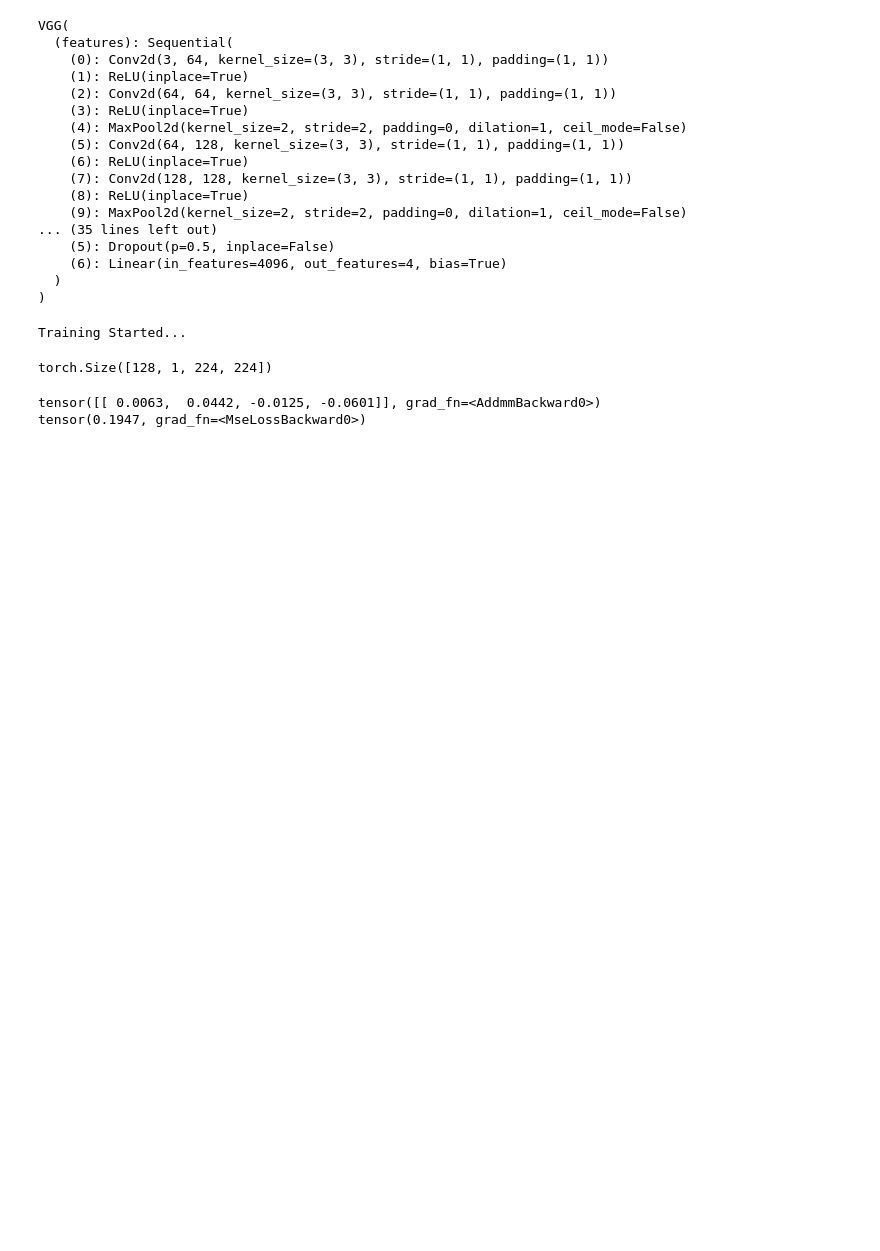
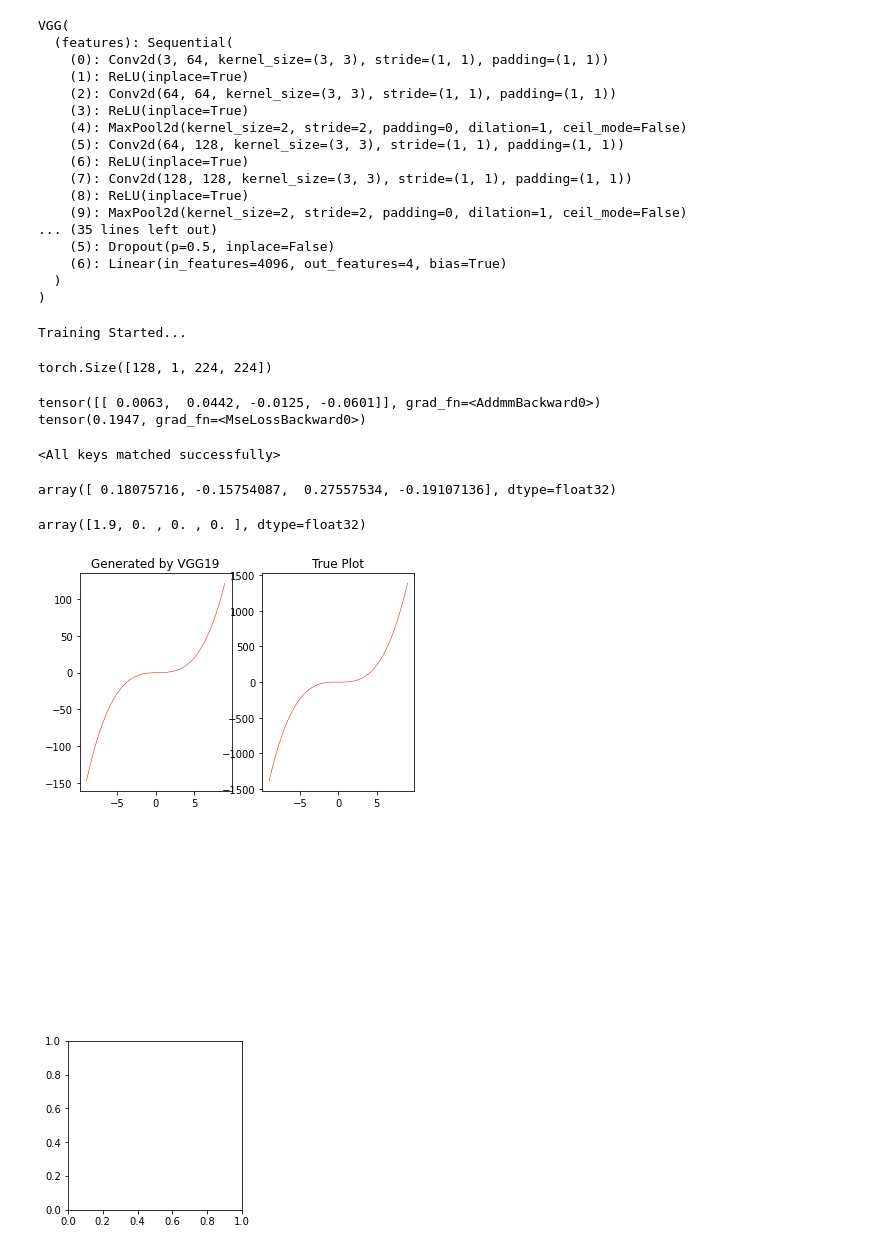
Before and after one commit to rafayk7/DeepFunctionApproximator, a Jupyter notebook: MainAlgo.ipynb, the cells around one changed output. Saved outputs shown, nothing was run; the diff lists cells and outputs as text; code cells hidden in the pictures; blank space fills up the shorter version.

```diff
--- a/MainAlgo.ipynb
+++ b/MainAlgo.ipynb
@@ -218,3 +216,78 @@ for img, label in train_dataset:
 # %% [output]
 tensor([[ 0.0063,  0.0442, -0.0125, -0.0601]], grad_fn=<AddmmBackward0>)
 tensor(0.1947, grad_fn=<MseLossBackward0>)
+# %%
+vgg19_best_model = torch.load('model_VGG19_bs256_lr0.1_epoch1')
+vgg19.load_state_dict(vgg19_best_model)
+# %% [output]
+<All keys matched successfully>
+# %%
+t_img, t_label = test_dataset[2]
+padding = torch.autograd.Variable(torch.zeros(2, t_img.shape[1], t_img.shape[2]))
+img_pad = torch.cat((t_img, padding), 0)
+pred = vgg19(torch.unsqueeze(img_pad, dim=0))
+pred_np = pred.detach().numpy()
+pred_np = pred_np[0]
+# %%
+t_label = t_label.detach().numpy()
+# %%
+pred_np
+# %% [output]
+array([ 0.18075716, -0.15754087,  0.27557534, -0.19107136], dtype=float32)
+# %%
+t_label
+# %% [output]
+array([1.9, 0. , 0. , 0. ], dtype=float32)
+# %%
+import random
+figure, axis = plt.subplots(1, 2)
+
+# Plot 100 points between -10 and 10
+x_min = random.choice(list(range(-10,-5)))
+x_max = random.choice(list(range(5,10)))
+x_nums = random.choice(list(range(10,100)))
+
+x = np.linspace(x_min, x_max, x_nums)
+
+def plot(data, x, a, title):
+  # Transform coefficients into a polynomial equation for plotting
+  y = np.polyval(data, x)
+
+  # Set the desired width and height of the figure in pixels
+  width, height = 224, 224
+
+  # Calculate the DPI value based on the desired width and height
+  dpi = plt.rcParams['figure.dpi']
+
+  # Calculate the width and height of the figure in inches based on the desired width and height in pixels and the DPI value
+  fig_width, fig_height = width / dpi, height / dpi
+
+  # Create a plot with the desired width and height in pixels
+  plt.figure(figsize=(fig_width, fig_height))
+
+  line_color = ['r', 'b', 'g', 'c', 'm'][0]
+  line_width = [0.5, 1.0, 2.0, 3.0][0]
+
+  a.plot(x, y, color = line_color, linewidth = line_width)
+  a.set_title(title)
+
+  plt.gca().set_facecolor('white')
+  plt.gcf().set_facecolor('white')  # add this line to set the figure background
+
+  # Remove axes to highlight the importance of just the curve to the model
+  # for future data augmentation purposes
+  axis_option = random.choice(['on', 'off'])
+  plt.axis(axis_option)
+
+  grid_option = random.choice([True, False])
+  if grid_option:
+    plt.grid(grid_option, color = 'gray')
+  else:
+    plt.grid(grid_option)
+
+plot(pred_np, x, axis[0], "Generated by VGG19")
+plot(t_label, x, axis[1], "True Plot")
+# %% [output]
+[figure, added]
+[figure, added]
+[figure, added]
```
Also changed, not shown: parts of 3 cells of this notebook, 3 other files.
